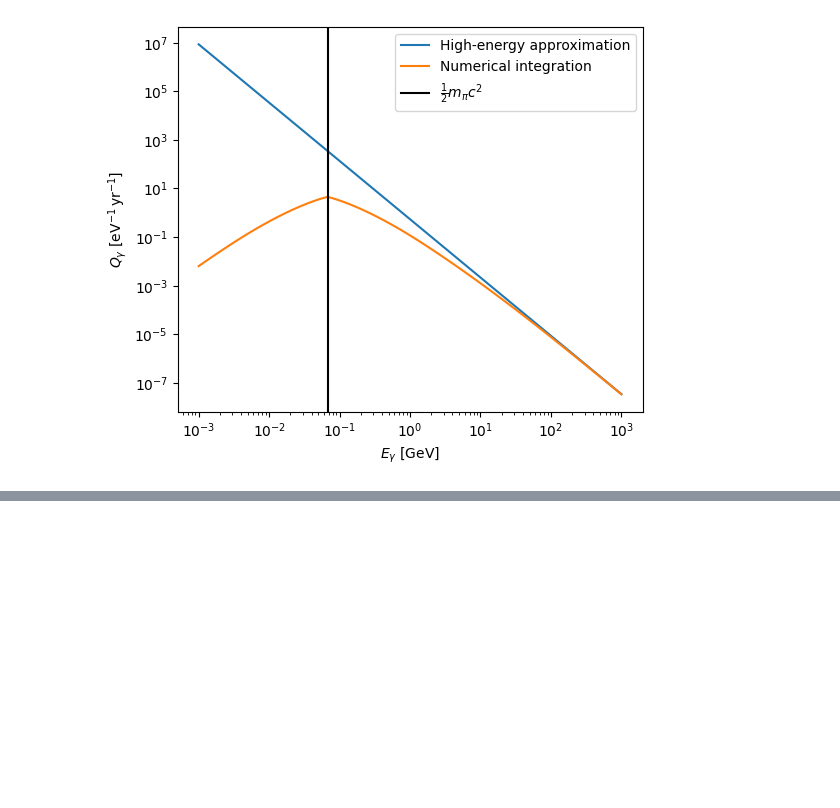
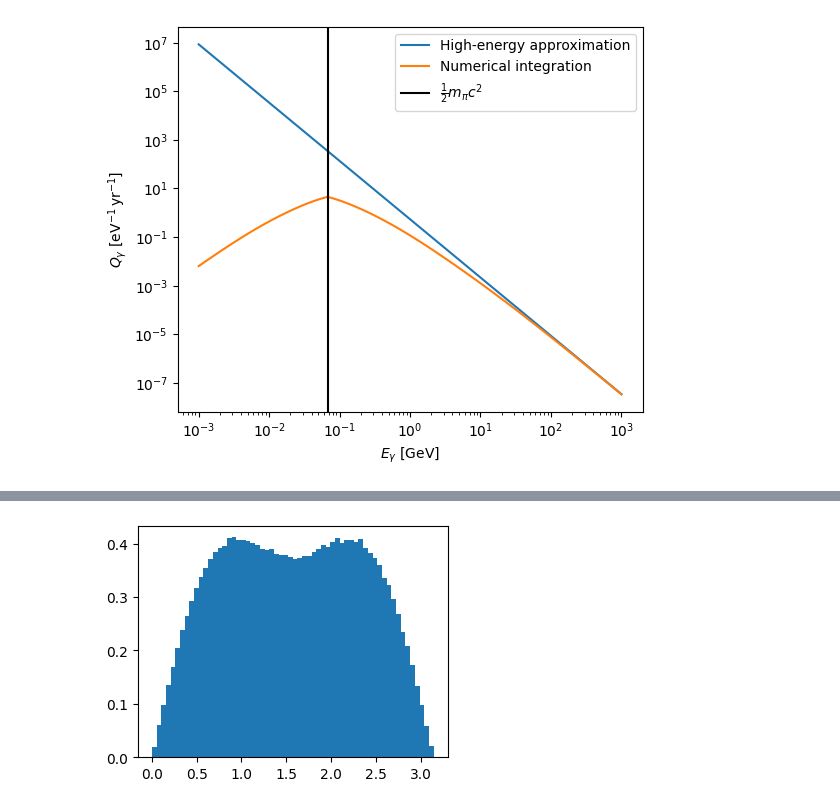
Before and after one commit to nj-vs-vh/gssi-he-th, a Jupyter notebook: 7 Luminosity Ratio of Cosmic Ray Protons and Electrons.ipynb, the cells around one changed output, grey strips where cells are left out. Cells and saved outputs as stored; diff of their text form; code cells hidden in the pictures; blank space fills up the shorter version.

```diff
--- a/7 Luminosity Ratio of Cosmic Ray Protons and Electrons.ipynb
+++ b/7 Luminosity Ratio of Cosmic Ray Protons and Electrons.ipynb
@@ -301,0 +344,21 @@ plt.show()
+# %%
+def sample_thomson_angle(size: int) -> np.ndarray:
+    cos_sample = np.full(shape=(size,), fill_value=np.nan)
+    generate_mask = np.ones(shape=(size,), dtype=bool)
+    indices = np.arange(stop=size)
+    while size > 0:
+        values = np.random.random(size=size) * 2 - 1
+        heights = np.random.random(size=size)
+        accepted_submask = ((1 + values ** 2) / 2) > heights
+        accepted_indices = indices[generate_mask][accepted_submask]
+        cos_sample[accepted_indices] = values[accepted_submask]
+        generate_mask[accepted_indices] = False
+        size = np.sum(generate_mask)
+    return np.arccos(cos_sample)
+
+
+_, ax = plt.subplots(figsize=(4, 3))
+ax.hist(sample_thomson_angle(1_000_000), bins=60, density=True)
+plt.show()
+# %% [output]
+[figure, added]
```
Also changed, not shown: parts of 26 cells of this notebook.
